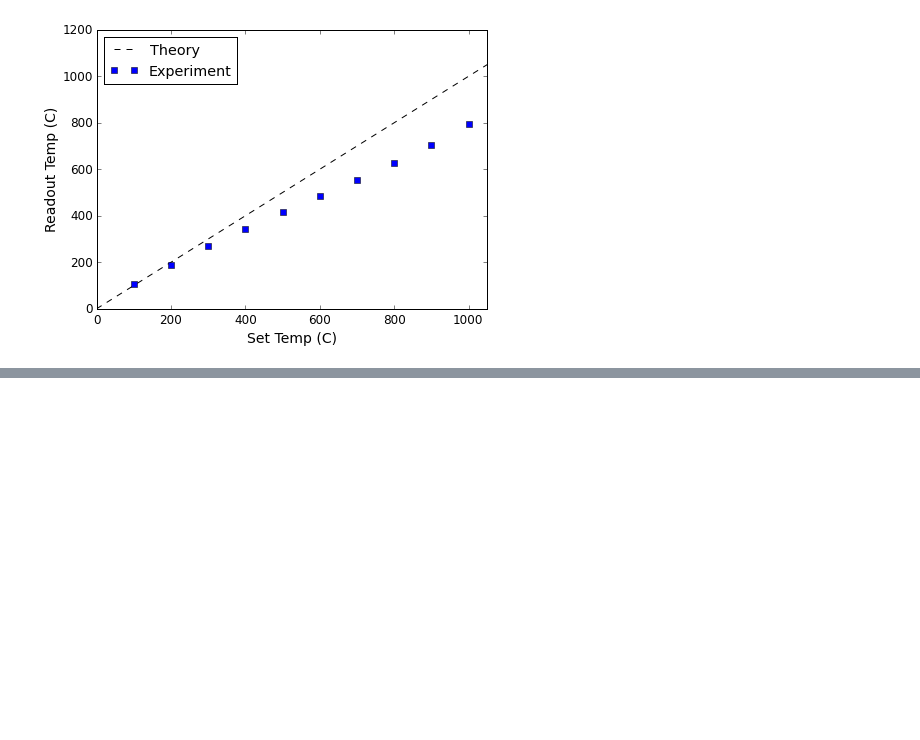
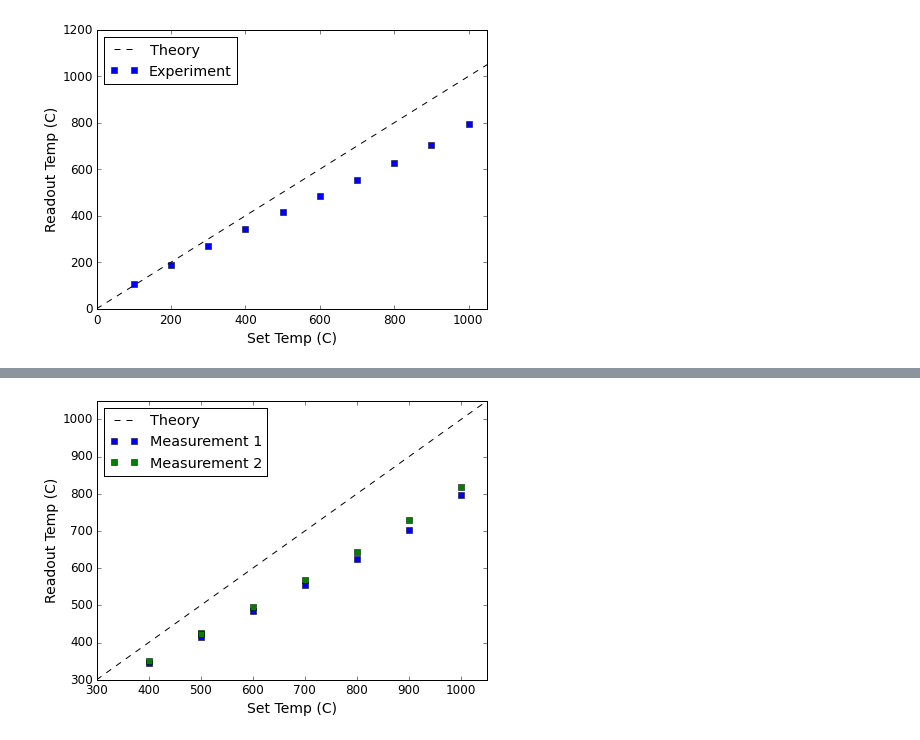
Before and after one commit to bhk37/CNT-Growths, a Jupyter notebook: notes/150527_furnace_characterization.ipynb, the cells around one changed output, grey strips where cells are left out. Drawn from its saved outputs; the diff is of its cells as text; code cells hidden in the pictures; blank space fills up the shorter version.

Commit message:
added results for 2nd measurement

```diff
--- a/notes/150527_furnace_characterization.ipynb
+++ b/notes/150527_furnace_characterization.ipynb
@@ -24,0 +75,17 @@ xlim(0,1050);
+# %%
+equil_temps = []
+for t in set_tt[1:-1]:
+    i0 = abs(read_tt-t).argmin()
+    equil_temps += [mean(read_temps[(i0-10):(i0-5)])]
+
+x0 = 300; x1 = 1050
+plot(linspace(x0,x1), linspace(x0,x1), 'k--', label = 'Theory')
+plot(set_temps1, read_temps1, 's', label = 'Measurement 1')
+plot(set_temps[:-1], equil_temps, 's', label = 'Measurement 2')
+xlabel('Set Temp (C)')
+ylabel('Readout Temp (C)')
+legend(loc = 'best')
+ylim(x0,x1)
+xlim(x0,x1);
+# %% [output]
+[figure, added]
```
Also changed, not shown: parts of 8 cells of this notebook, 2 other files.
